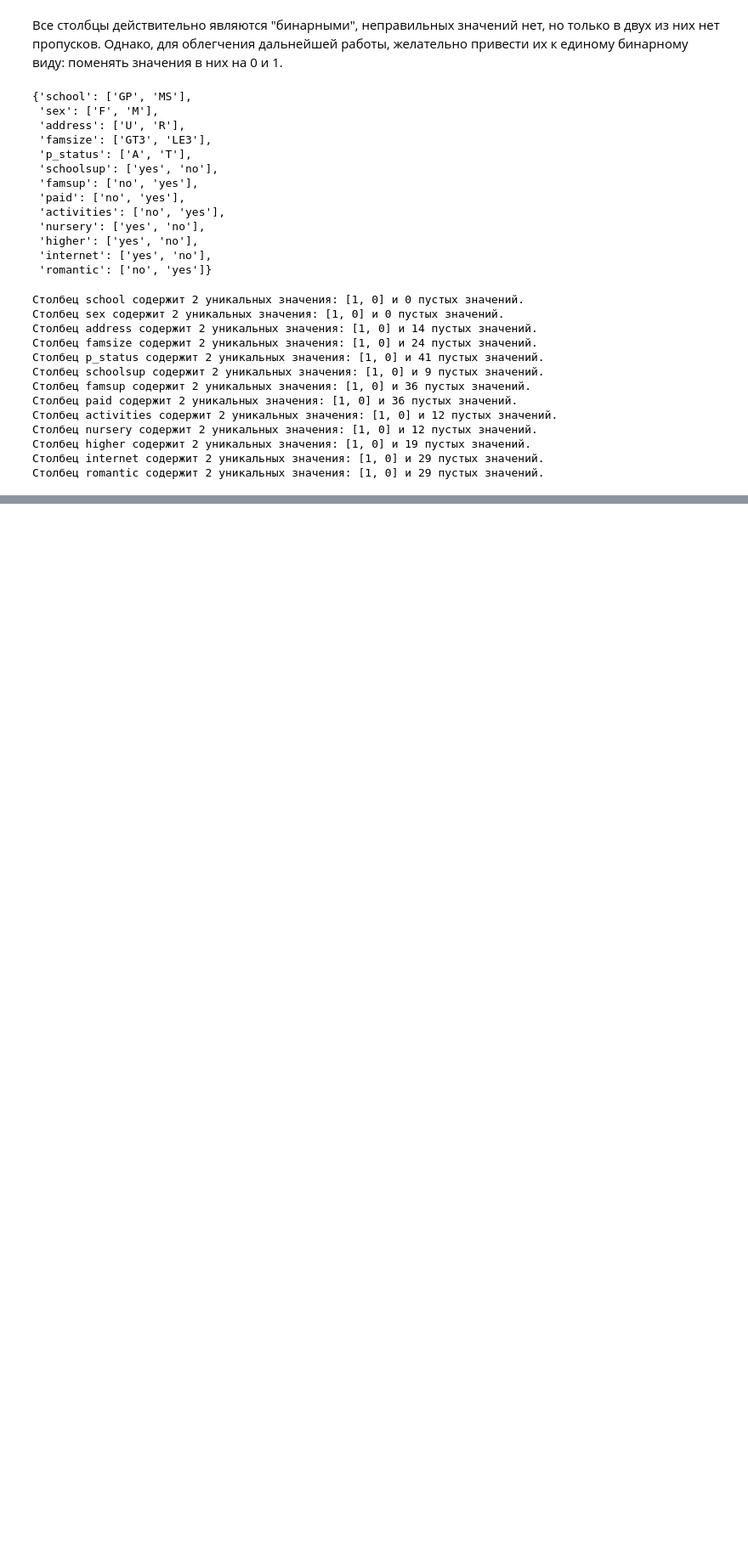
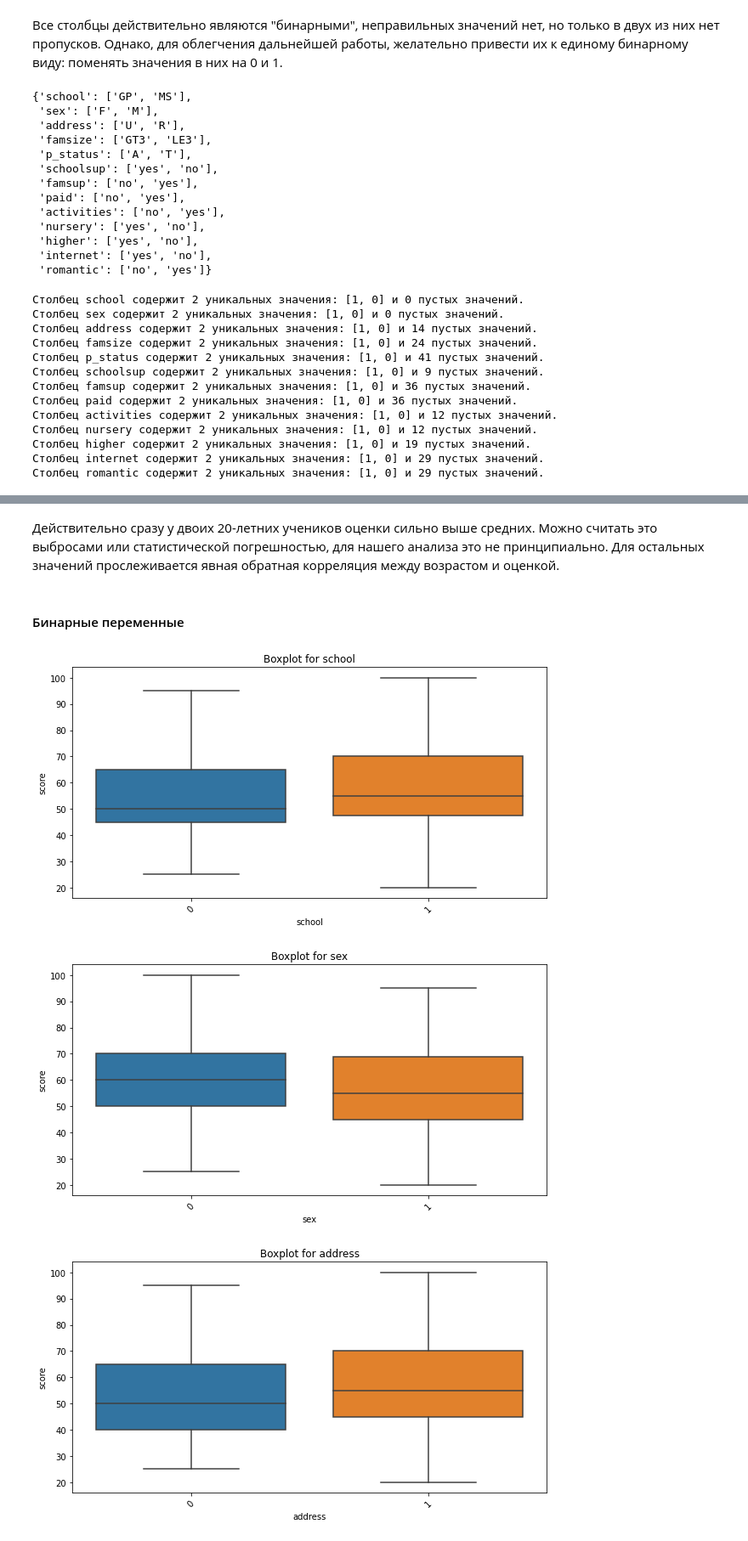
Before and after one commit to Zaslavsky-Dmitry/SkillFactory, a Jupyter notebook: module_2/module_2.ipynb, the cells around one changed output, grey strips where cells are left out. Shown at 85% size. Saved outputs shown, nothing was run; the diff lists cells and outputs as text; code cells hidden in the pictures; blank space fills up the shorter version.

```diff
--- a/module_2/module_2.ipynb
+++ b/module_2/module_2.ipynb
@@ -172,6 +173,18 @@ def quick_analize(df_col):
             df_col.isnull().value_counts()[True]))
     else:
         display('В столбце пустых значений не обнаружено.')
+
+
+# Строим боксплот заданных размеров
+def get_boxplot(column, width, height):
+    fig, ax = plt.subplots(figsize=(width, height))
+    sns.boxplot(x=column, y='score',
+                data=data.loc[data.loc[:, column].isin(
+                    data.loc[:, column].value_counts().index[:])],
+                ax=ax)
+    plt.xticks(rotation=45)
+    ax.set_title('Boxplot for ' + column)
+    plt.show()
 # %% [markdown]
 ### <center>Рассматриваем отдельные столбцы</center>
 
@@ -790,0 +852,13 @@ for col in bin_cols:
+# %% [markdown]
+Действительно сразу у двоих 20-летних учеников оценки сильно выше средних. Можно считать это выбросами или статистической погрешностью, для нашего анализа это не принципиально. Для остальных значений прослеживается явная обратная корреляция между возрастом и оценкой.
+# %% [markdown]
+#### Бинарные переменные
+# %%
+# Построим боксплоты для бинарных переменных:
+
+for col in bin_cols:
+    get_boxplot(col, 10, 5)
+# %% [output]
+[figure, added]
+[figure, added]
+[figure, added]
```
Also changed, not shown: parts of 50 cells of this notebook, 1 other file.
